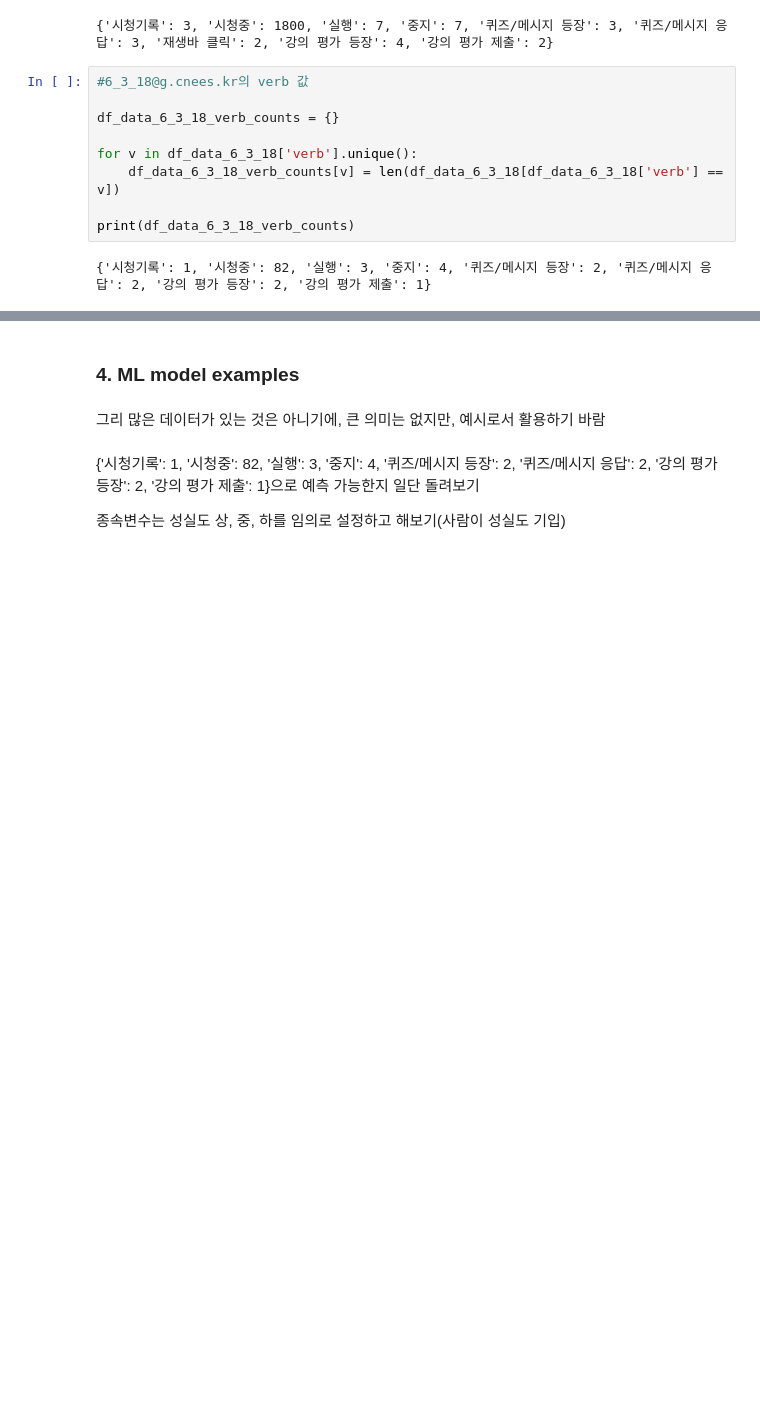
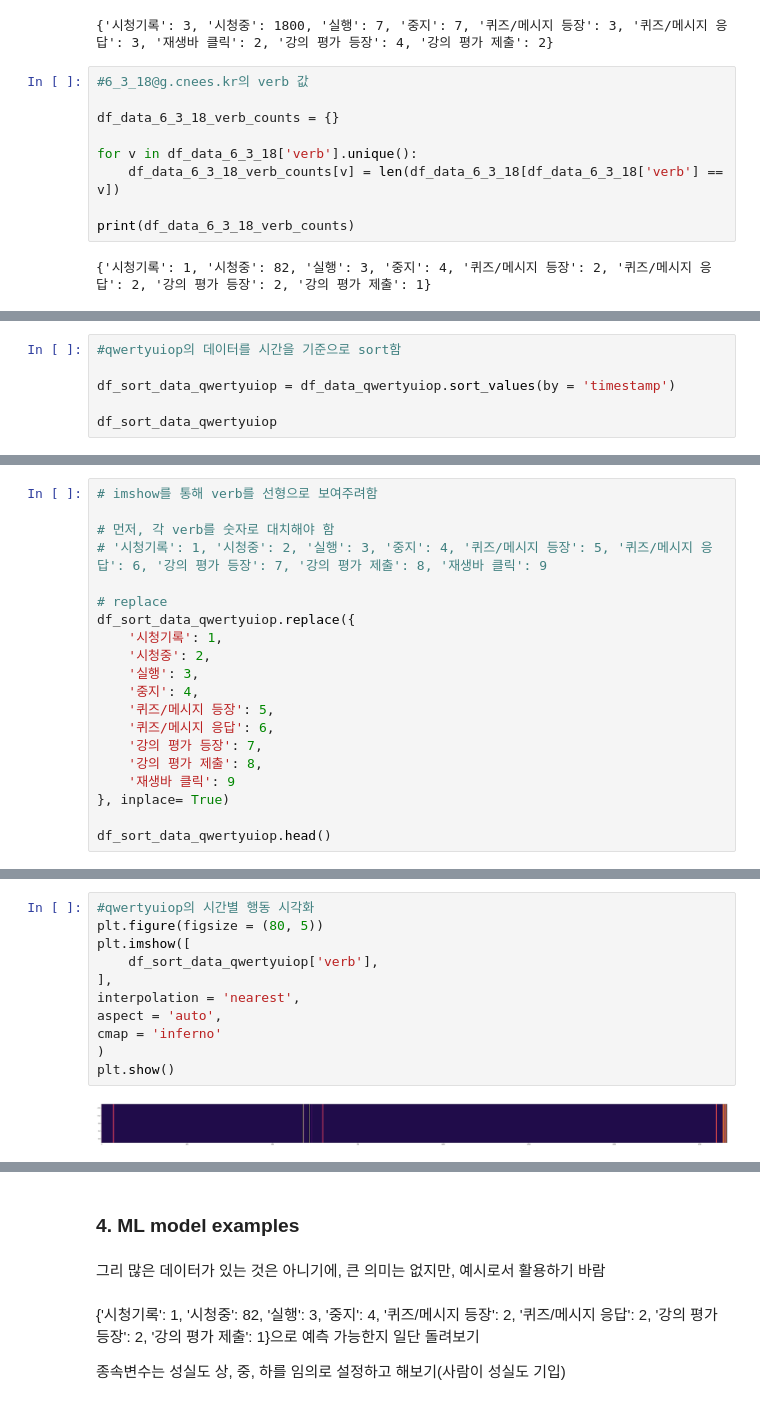
Before and after one commit to codingchild2424/SNURO_xAPI_EDA, a Jupyter notebook: xAPI.ipynb, the cells around one changed output, grey strips where cells are left out. Cells and saved outputs as stored; diff of their text form; blank space fills up the shorter version.

```diff
--- a/xAPI.ipynb
+++ b/xAPI.ipynb
@@ -355,0 +369,6 @@ print(df_data_6_3_18_verb_counts)
+# %%
+#qwertyuiop의 데이터를 시간을 기준으로 sort함
+
+df_sort_data_qwertyuiop = df_data_qwertyuiop.sort_values(by = 'timestamp')
+
+df_sort_data_qwertyuiop
@@ -355,0 +389,20 @@ print(df_data_6_3_18_verb_counts)
+# %%
+# imshow를 통해 verb를 선형으로 보여주려함
+
+# 먼저, 각 verb를 숫자로 대치해야 함
+# '시청기록': 1, '시청중': 2, '실행': 3, '중지': 4, '퀴즈/메시지 등장': 5, '퀴즈/메시지 응답': 6, '강의 평가 등장': 7, '강의 평가 제출': 8, '재생바 클릭': 9
+
+# replace
+df_sort_data_qwertyuiop.replace({
+    '시청기록': 1,
+    '시청중': 2,
+    '실행': 3,
+    '중지': 4,
+    '퀴즈/메시지 등장': 5,
+    '퀴즈/메시지 응답': 6,
+    '강의 평가 등장': 7,
+    '강의 평가 제출': 8,
+    '재생바 클릭': 9
+}, inplace= True)
+
+df_sort_data_qwertyuiop.head()
@@ -355,0 +458,13 @@ print(df_data_6_3_18_verb_counts)
+# %%
+#qwertyuiop의 시간별 행동 시각화
+plt.figure(figsize = (80, 5))
+plt.imshow([
+    df_sort_data_qwertyuiop['verb'],
+],
+interpolation = 'nearest',
+aspect = 'auto',
+cmap = 'inferno'
+)
+plt.show()
+# %% [output]
+[figure, added]
```
Also changed, not shown: parts of 14 cells of this notebook.
